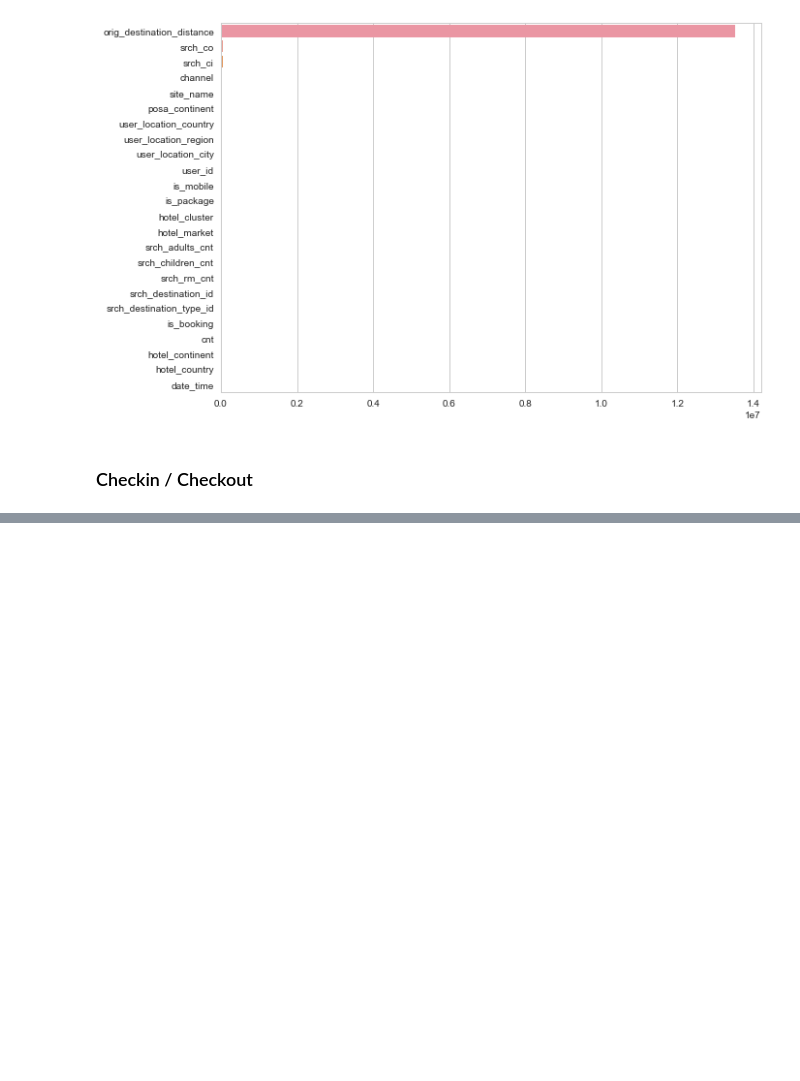
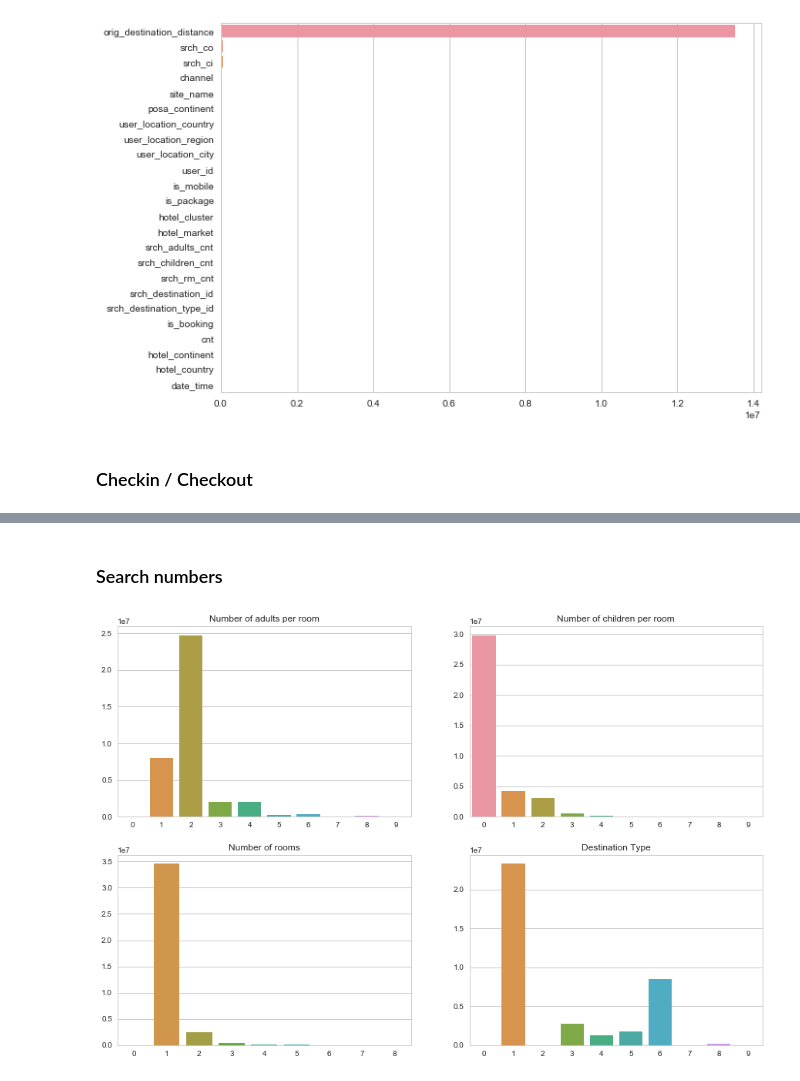
Before and after one commit to silvanabc/expedia-hotel-recommendations, a Jupyter notebook: Hotel Recommendations.ipynb, the cells around one changed output, grey strips where cells are left out. Cells and saved outputs as stored; diff of their text form; code cells hidden in the pictures; blank space fills up the shorter version.

```diff
--- a/Hotel Recommendations.ipynb
+++ b/Hotel Recommendations.ipynb
@@ -251,0 +197,25 @@ sns.barplot(top10.index, top10.values)
+# %% [markdown]
+### Search numbers
+# %%
+fig, ((ax1,ax2),(ax3,ax4)) = plt.subplots(2,2,figsize=(15,10))
+
+adultsCnt = expediaDF.srch_adults_cnt.value_counts()
+sns.barplot(adultsCnt.index, adultsCnt.values, ax=ax1)
+# sns.countplot(adultsCnt, ax=ax1)
+ax1.set_title('Number of adults per room')
+
+childrenCnt = expediaDF.srch_children_cnt.value_counts()
+sns.barplot(childrenCnt.index, childrenCnt.values, ax=ax2)
+ax2.set_title('Number of children per room')
+
+roomCnt = expediaDF.srch_rm_cnt.value_counts()
+sns.barplot(roomCnt.index, roomCnt.values, ax=ax3)
+ax3.set_title('Number of rooms')
+
+destTypeCnt = expediaDF.srch_destination_type_id.value_counts()
+sns.barplot(destTypeCnt.index, destTypeCnt.values, ax=ax4)
+ax4.set_title('Destination Type')
+
+plt.show()
+# %% [output]
+[figure, added]
```
Also changed, not shown: parts of 22 cells of this notebook.
